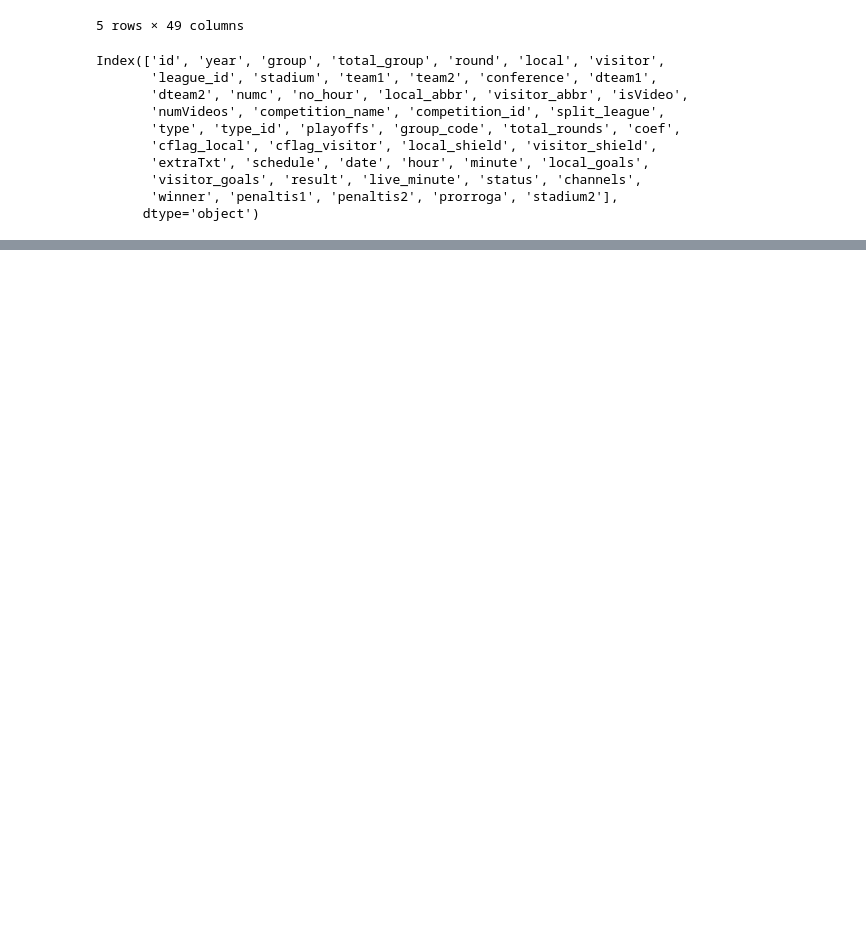
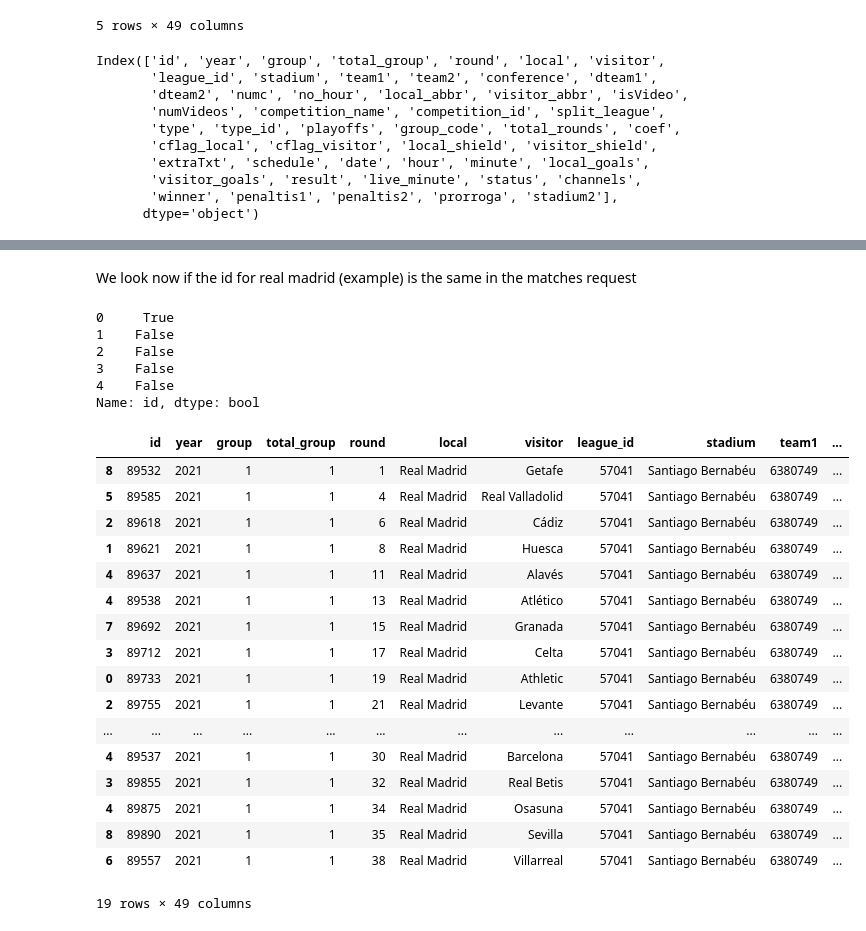
Before and after one commit to PabloMatus6/Spanish-LaLiga-Matchweek-Prediction, a Jupyter notebook: Pruebas/RequestLoops.ipynb, the cells around one changed output, grey strips where cells are left out. Saved outputs shown, nothing was run; the diff lists cells and outputs as text; code cells hidden in the pictures; blank space fills up the shorter version.

Commit message:
Requests

```diff
--- a/Pruebas/RequestLoop.ipynb
+++ b/Pruebas/RequestLoops.ipynb
@@ -254,0 +362,34 @@ Index(['id', 'year', 'group', 'total_group', 'round', 'local', 'visitor',
+# %% [markdown]
+We look now if the id for real madrid (example) is the same in the matches request
+# %%
+realmadrid_id_matches = df10['dteam1'] == '2107'
+realmadrid_id.head()
+# %% [output]
+0     True
+1    False
+2    False
+3    False
+4    False
+Name: id, dtype: bool
+# %%
+realmadrid_matches = df10[realmadrid_id_matches]
+realmadrid_matches
+# %% [output]
+|  | id | year | group | total_group | round | local | visitor | league_id | stadium | team1 | ... |
+| 8 | 89532 | 2021 | 1 | 1 | 1 | Real Madrid | Getafe | 57041 | Santiago Bernabéu | 6380749 | ... |
+| 5 | 89585 | 2021 | 1 | 1 | 4 | Real Madrid | Real Valladolid | 57041 | Santiago Bernabéu | 6380749 | ... |
+| 2 | 89618 | 2021 | 1 | 1 | 6 | Real Madrid | Cádiz | 57041 | Santiago Bernabéu | 6380749 | ... |
+| 1 | 89621 | 2021 | 1 | 1 | 8 | Real Madrid | Huesca | 57041 | Santiago Bernabéu | 6380749 | ... |
+| 4 | 89637 | 2021 | 1 | 1 | 11 | Real Madrid | Alavés | 57041 | Santiago Bernabéu | 6380749 | ... |
+| 4 | 89538 | 2021 | 1 | 1 | 13 | Real Madrid | Atlético | 57041 | Santiago Bernabéu | 6380749 | ... |
+| 7 | 89692 | 2021 | 1 | 1 | 15 | Real Madrid | Granada | 57041 | Santiago Bernabéu | 6380749 | ... |
+| 3 | 89712 | 2021 | 1 | 1 | 17 | Real Madrid | Celta | 57041 | Santiago Bernabéu | 6380749 | ... |
+| 0 | 89733 | 2021 | 1 | 1 | 19 | Real Madrid | Athletic | 57041 | Santiago Bernabéu | 6380749 | ... |
+| 2 | 89755 | 2021 | 1 | 1 | 21 | Real Madrid | Levante | 57041 | Santiago Bernabéu | 6380749 | ... |
+| ... | ... | ... | ... | ... | ... | ... | ... | ... | ... | ... | ... |
+| 4 | 89537 | 2021 | 1 | 1 | 30 | Real Madrid | Barcelona | 57041 | Santiago Bernabéu | 6380749 | ... |
+| 3 | 89855 | 2021 | 1 | 1 | 32 | Real Madrid | Real Betis | 57041 | Santiago Bernabéu | 6380749 | ... |
+| 4 | 89875 | 2021 | 1 | 1 | 34 | Real Madrid | Osasuna | 57041 | Santiago Bernabéu | 6380749 | ... |
+| 8 | 89890 | 2021 | 1 | 1 | 35 | Real Madrid | Sevilla | 57041 | Santiago Bernabéu | 6380749 | ... |
+| 6 | 89557 | 2021 | 1 | 1 | 38 | Real Madrid | Villarreal | 57041 | Santiago Bernabéu | 6380749 | ... |
+19 rows × 49 columns
```
Also changed, not shown: parts of 21 cells of this notebook, 37 other files.
